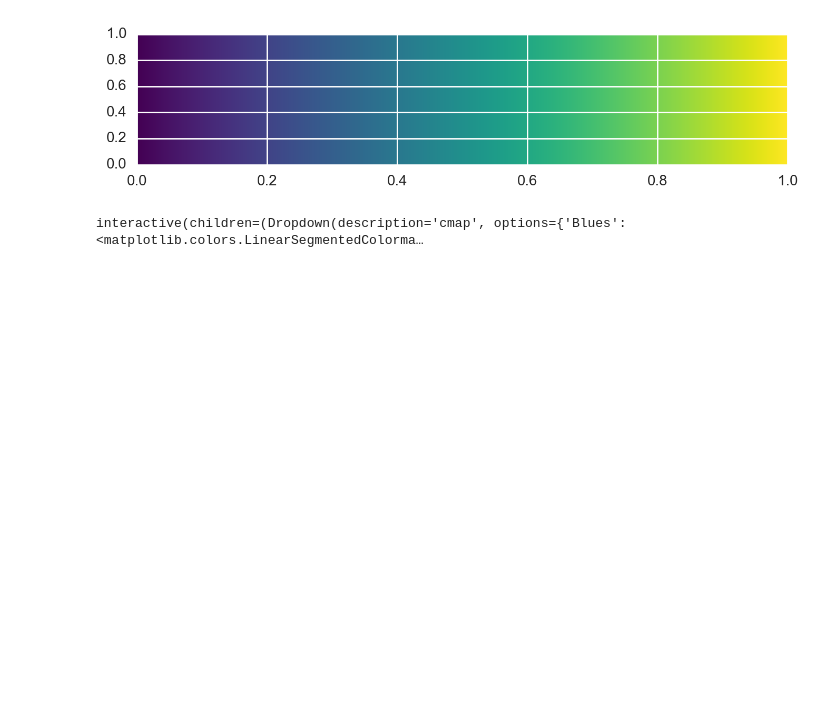
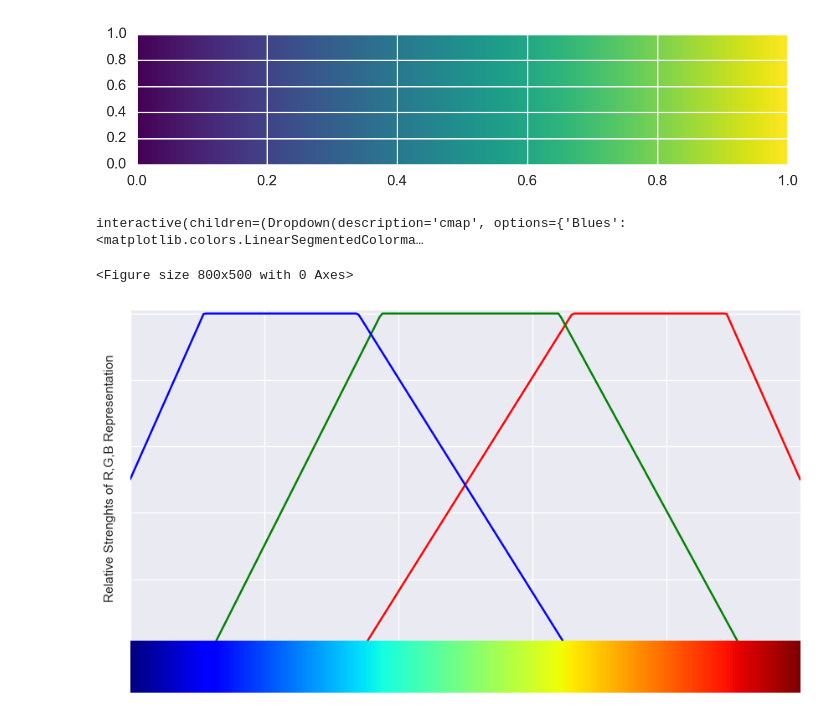
Before and after one commit to UIUC-iSchool-DataViz/spring2019online, a Jupyter notebook: week05/prep_notebook_week05.ipynb, the cells around one changed output. Saved outputs shown, nothing was run; the diff lists cells and outputs as text; code cells hidden in the pictures; blank space fills up the shorter version.

Commit message:
making week5 visible

```diff
--- a/week05/prep_notebook_week05.ipynb
+++ b/week05/prep_notebook_week05.ipynb
@@ -137,3 +149,66 @@ def make_plot(cmap):
     plt.imshow(im, extent = [0.0, 1.0, 0.0, 1.0], aspect = 1.0/5)
 # %% [output]
 interactive(children=(Dropdown(description='cmap', options={'Blues': <matplotlib.colors.LinearSegmentedColorma…
+# %%
+# ok, now lets make things a bit more complicated and see how colors relate to the relative levels of R, G, B
+#  in our images
+
+
+def plot_rgb(cmap_name):
+    # (1) grab colormap and reformat into our array
+    N = 256
+    colors = cm.cmap_d[cmap_name](np.mgrid[0.0:1.0:N * 1j])[:,:3]
+    #print(colors)
+
+    # (2) Now we want to place a plot of our RGB space on top
+    #  and a spectrum like we've been calculating before on
+    #  the bottom, so we are going to place axes by hand
+    plt.clf()
+    fig = plt.figure()
+    ax = fig.add_axes([0.0, 0.15, 1.0, 0.8]) # first set of axis
+    plt.plot(np.mgrid[0.0:1.0:N*1j], colors[:,0], '-r')
+    plt.plot(np.mgrid[0.0:1.0:N*1j], colors[:,1], '-g')
+    plt.plot(np.mgrid[0.0:1.0:N*1j], colors[:,2], '-b')
+    plt.ylabel('Relative Strenghts of R,G,B Representation')
+
+    # (3) This again is just our colormap spread across
+    #  arbitrary axis, we could have easily mapped to
+    #  0=> 255 or 0=>10000 on the x-axis for the same
+    #  meaning, so lets not distract our viewer and
+    #  take off the axis
+    plt.xlim(0.0, 1.0) # first I'm just gonna set this a little wider so the tops don't get cut off
+    plt.ylim(0.0, 1.01)
+    ax.xaxis.set_ticklabels([])
+    ax.yaxis.set_ticklabels([])
+
+    # (4) But how would this colormap look in colors to our eyes?
+    #  lets make a little "spectrum"-like plot at the
+    #  end of our figure
+    ax = fig.add_axes([0.0, 0.0, 1.0, 0.2])
+    im = np.ones((colors.shape[0], colors.shape[0], 4))
+    im[...,:3] *= colors
+    # old
+    ##im = np.ones((1, N, 3), dtype="uint8")
+    ##im *= (colors*255).astype("uint8")[None, :, :]
+    ax.imshow(im, interpolation='nearest', extent = [0.0, 1.0, 0.0, 1.0], aspect = 20.0/N)
+
+    # (5) now, lets again make this a little nicer looking
+    # first set the limit by hand
+    plt.xlim(0.0, 1.0)
+    # take of x-tick labels
+    ax.xaxis.set_ticklabels([])
+    # take of ticks - gets rid of white lines along x
+    ax.xaxis.set_visible(False)
+    ax.yaxis.set_ticklabels([])
+    ax.yaxis.set_visible(False) # no horizontal white lines
+
+
+# better size for presenting
+plt.rcParams["figure.dpi"] = 100
+plt.rcParams["figure.figsize"] = (8, 5)
+
+cmap_name = 'jet'
+plot_rgb(cmap_name)
+# %% [output]
+<Figure size 800x500 with 0 Axes>
+[figure, added]
```
Also changed, not shown: parts of 48 cells of this notebook, 36 other files.
